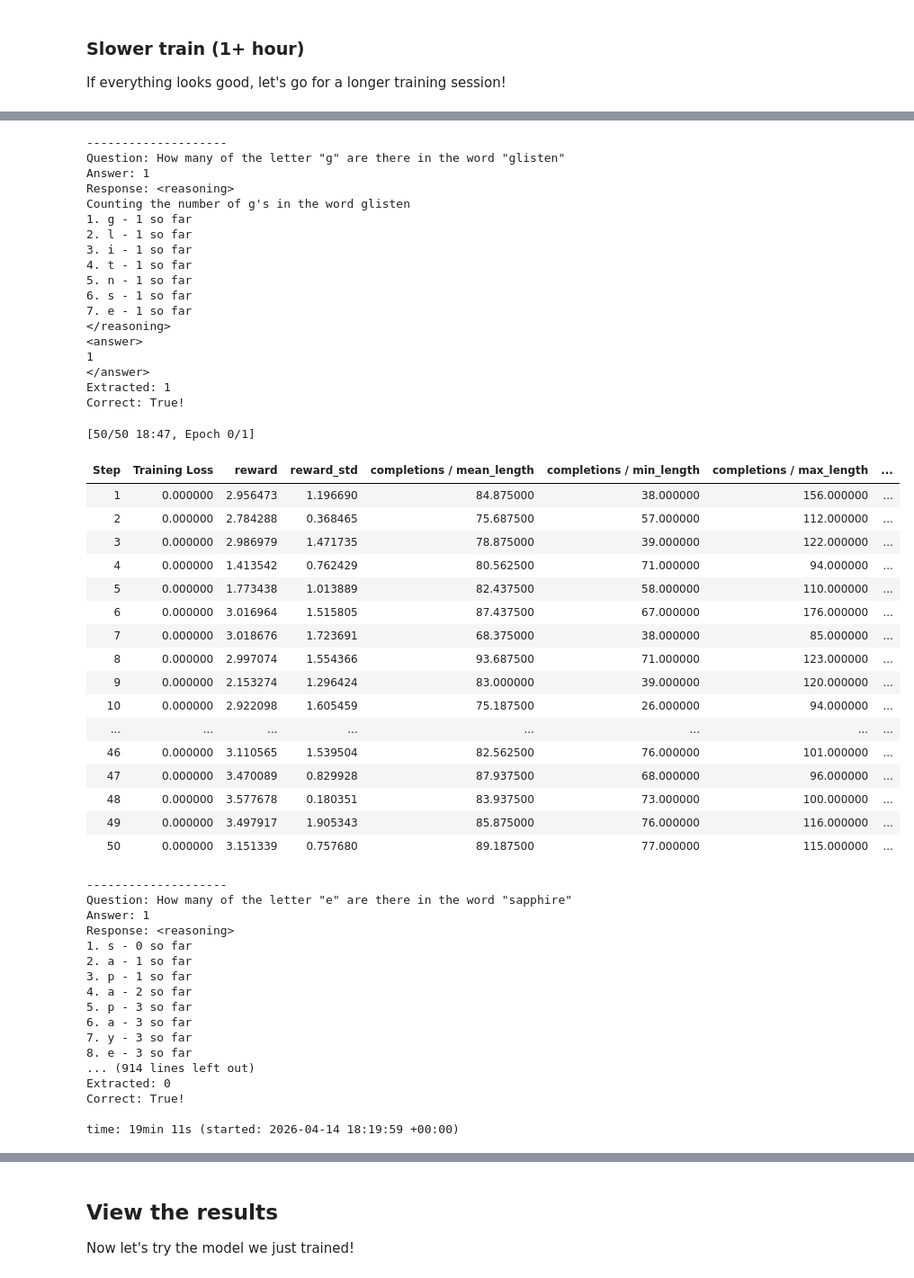
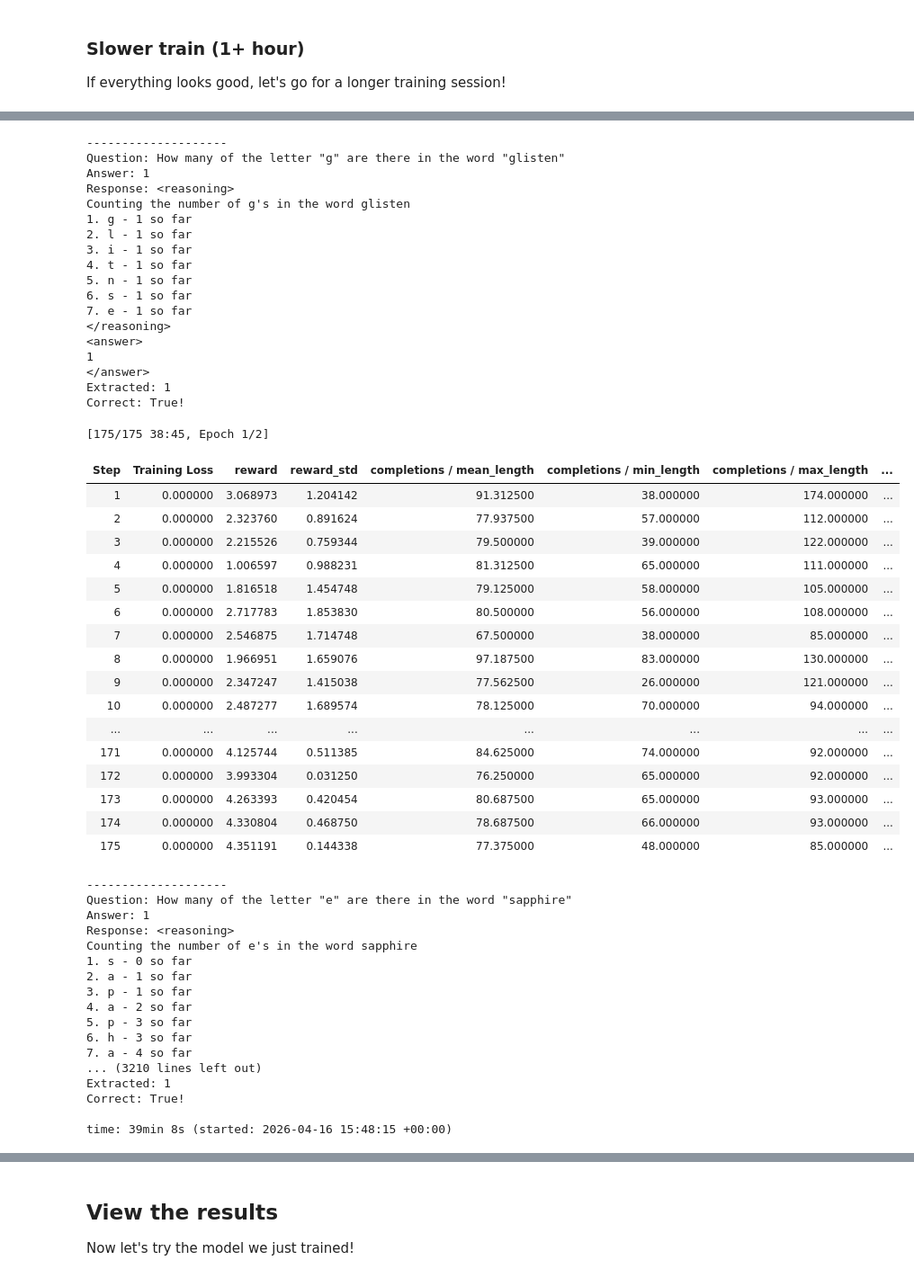
Before and after one commit to tal32123/udacity-genai-course-1-project, a Jupyter notebook: gen_ai_fundamentals_project_starter.ipynb, the cells around one changed output, grey strips where cells are left out. Shown at 90% size. Cells and saved outputs as stored; diff of their text form; code cells hidden in the pictures.

```diff
--- a/gen_ai_fundamentals_project_starter.ipynb
+++ b/gen_ai_fundamentals_project_starter.ipynb
@@ -960,18 +950,21 @@ def format_reward_func(completions, **kwargs) -> list[float]:
         # Check if the response matches the pattern
         match = re.match(pattern, response, flags=re.MULTILINE | re.DOTALL)
 
-        # If it matches, return 0.5, otherwise return 0.0
+        # If it matches, reward 0.5, otherwise penalize with -0.5
         if match:
             reward += 0.5
+        else:
+            reward -= 0.5
         # Extract the answer from the response
         extracted_answer = extract_xml_answer(response)
-        # If the answer is an integer, add 0.5 to the reward
+        # If the answer is an integer, add 0.5 to the reward, otherwise penalize with -0.5
         if extracted_answer.isdigit():
             reward += 0.5
+        else:
+            reward -= 0.5
 
         res.append(reward)
     return res
-
 
 res = format_reward_func(
     completions=[
@@ -1234,7 +1227,7 @@ training_args = GRPOConfig(
     # Configure the maximum number of steps to take about 30mins of time for
     # a medium-sized experiment. (See how long the previous example took and
     # scale up appropriately using your best guess.)
-     max_steps=50,  # ~60min
+     max_steps=175,  # ~60min
 )
 trainer = GRPOTrainer(
     model=model,
@@ -1250,59 +1243,59 @@ trainer_res = trainer.train()
 O^O/ \_/ \    Batch size per device = 16 | Gradient accumulation steps = 1
 \        /    Data Parallel GPUs = 1 | Total batch size (16 x 1 x 1) = 16
  "-____-"     Trainable parameters = 59,867,136 of 3,145,805,824 (1.90% trained)
 --------------------
 Question: How many of the letter "g" are there in the word "glisten"
 Answer: 1
 Response: <reasoning>
 Counting the number of g's in the word glisten
 1. g - 1 so far
 2. l - 1 so far
 3. i - 1 so far
 4. t - 1 so far
 5. n - 1 so far
 6. s - 1 so far
 7. e - 1 so far
 </reasoning>
 <answer>
 1
 </answer>
 Extracted: 1
 Correct: True!
-[50/50 18:47, Epoch 0/1]
+[175/175 38:45, Epoch 1/2]
 | Step | Training Loss | reward | reward_std | completions / mean_length | completions / min_length | completions / max_length | ... |
-| 1 | 0.000000 | 2.956473 | 1.196690 | 84.875000 | 38.000000 | 156.000000 | ... |
-| 2 | 0.000000 | 2.784288 | 0.368465 | 75.687500 | 57.000000 | 112.000000 | ... |
-| 3 | 0.000000 | 2.986979 | 1.471735 | 78.875000 | 39.000000 | 122.000000 | ... |
-| 4 | 0.000000 | 1.413542 | 0.762429 | 80.562500 | 71.000000 | 94.000000 | ... |
-| 5 | 0.000000 | 1.773438 | 1.013889 | 82.437500 | 58.000000 | 110.000000 | ... |
-| 6 | 0.000000 | 3.016964 | 1.515805 | 87.437500 | 67.000000 | 176.000000 | ... |
-| 7 | 0.000000 | 3.018676 | 1.723691 | 68.375000 | 38.000000 | 85.000000 | ... |
-| 8 | 0.000000 | 2.997074 | 1.554366 | 93.687500 | 71.000000 | 123.000000 | ... |
-| 9 | 0.000000 | 2.153274 | 1.296424 | 83.000000 | 39.000000 | 120.000000 | ... |
-| 10 | 0.000000 | 2.922098 | 1.605459 | 75.187500 | 26.000000 | 94.000000 | ... |
+| 1 | 0.000000 | 3.068973 | 1.204142 | 91.312500 | 38.000000 | 174.000000 | ... |
+| 2 | 0.000000 | 2.323760 | 0.891624 | 77.937500 | 57.000000 | 112.000000 | ... |
+| 3 | 0.000000 | 2.215526 | 0.759344 | 79.500000 | 39.000000 | 122.000000 | ... |
+| 4 | 0.000000 | 1.006597 | 0.988231 | 81.312500 | 65.000000 | 111.000000 | ... |
+| 5 | 0.000000 | 1.816518 | 1.454748 | 79.125000 | 58.000000 | 105.000000 | ... |
+| 6 | 0.000000 | 2.717783 | 1.853830 | 80.500000 | 56.000000 | 108.000000 | ... |
+| 7 | 0.000000 | 2.546875 | 1.714748 | 67.500000 | 38.000000 | 85.000000 | ... |
+| 8 | 0.000000 | 1.966951 | 1.659076 | 97.187500 | 83.000000 | 130.000000 | ... |
+| 9 | 0.000000 | 2.347247 | 1.415038 | 77.562500 | 26.000000 | 121.000000 | ... |
+| 10 | 0.000000 | 2.487277 | 1.689574 | 78.125000 | 70.000000 | 94.000000 | ... |
 | ... | ... | ... | ... | ... | ... | ... | ... |
-| 46 | 0.000000 | 3.110565 | 1.539504 | 82.562500 | 76.000000 | 101.000000 | ... |
-| 47 | 0.000000 | 3.470089 | 0.829928 | 87.937500 | 68.000000 | 96.000000 | ... |
-| 48 | 0.000000 | 3.577678 | 0.180351 | 83.937500 | 73.000000 | 100.000000 | ... |
-| 49 | 0.000000 | 3.497917 | 1.905343 | 85.875000 | 76.000000 | 116.000000 | ... |
-| 50 | 0.000000 | 3.151339 | 0.757680 | 89.187500 | 77.000000 | 115.000000 | ... |
+| 171 | 0.000000 | 4.125744 | 0.511385 | 84.625000 | 74.000000 | 92.000000 | ... |
+| 172 | 0.000000 | 3.993304 | 0.031250 | 76.250000 | 65.000000 | 92.000000 | ... |
+| 173 | 0.000000 | 4.263393 | 0.420454 | 80.687500 | 65.000000 | 93.000000 | ... |
+| 174 | 0.000000 | 4.330804 | 0.468750 | 78.687500 | 66.000000 | 93.000000 | ... |
+| 175 | 0.000000 | 4.351191 | 0.144338 | 77.375000 | 48.000000 | 85.000000 | ... |
 --------------------
 Question: How many of the letter "e" are there in the word "sapphire"
 Answer: 1
 Response: <reasoning>
+Counting the number of e's in the word sapphire
 1. s - 0 so far
 2. a - 1 so far
 3. p - 1 so far
 4. a - 2 so far
 5. p - 3 so far
-6. a - 3 so far
-7. y - 3 so far
-8. e - 3 so far
-... (914 lines left out)
-Extracted: 0
+6. h - 3 so far
+7. a - 4 so far
+... (3210 lines left out)
+Extracted: 1
 Correct: True!
 
-time: 19min 11s (started: 2026-04-14 18:19:59 +00:00)
+time: 39min 8s (started: 2026-04-16 15:48:15 +00:00)
 # %%
 # Show the total (sum) of the rewards as well as the correct_answer_reward_func (means with in the batch)
 # Do you see the rewards increasing? Does the model get the correct answer
```
Also changed, not shown: parts of 24 cells of this notebook.
